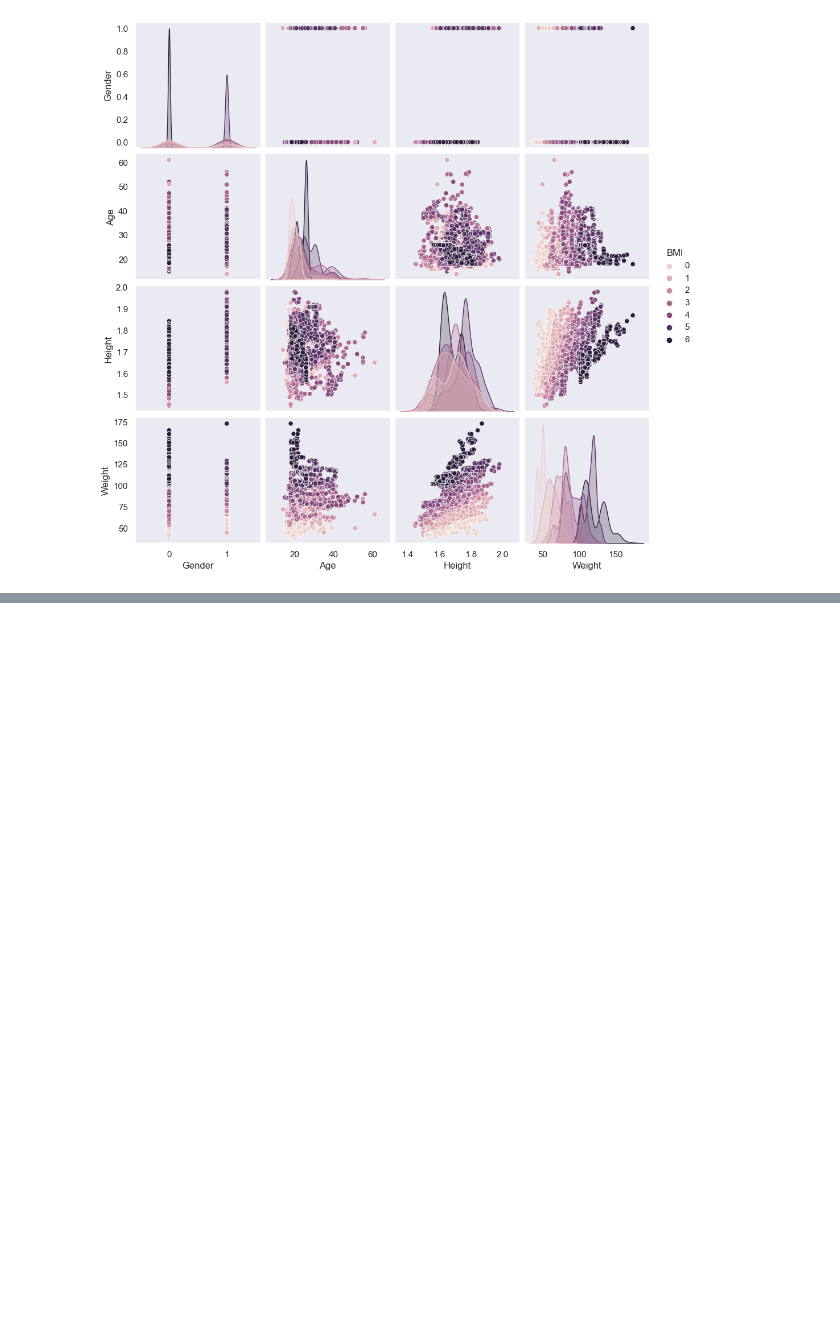
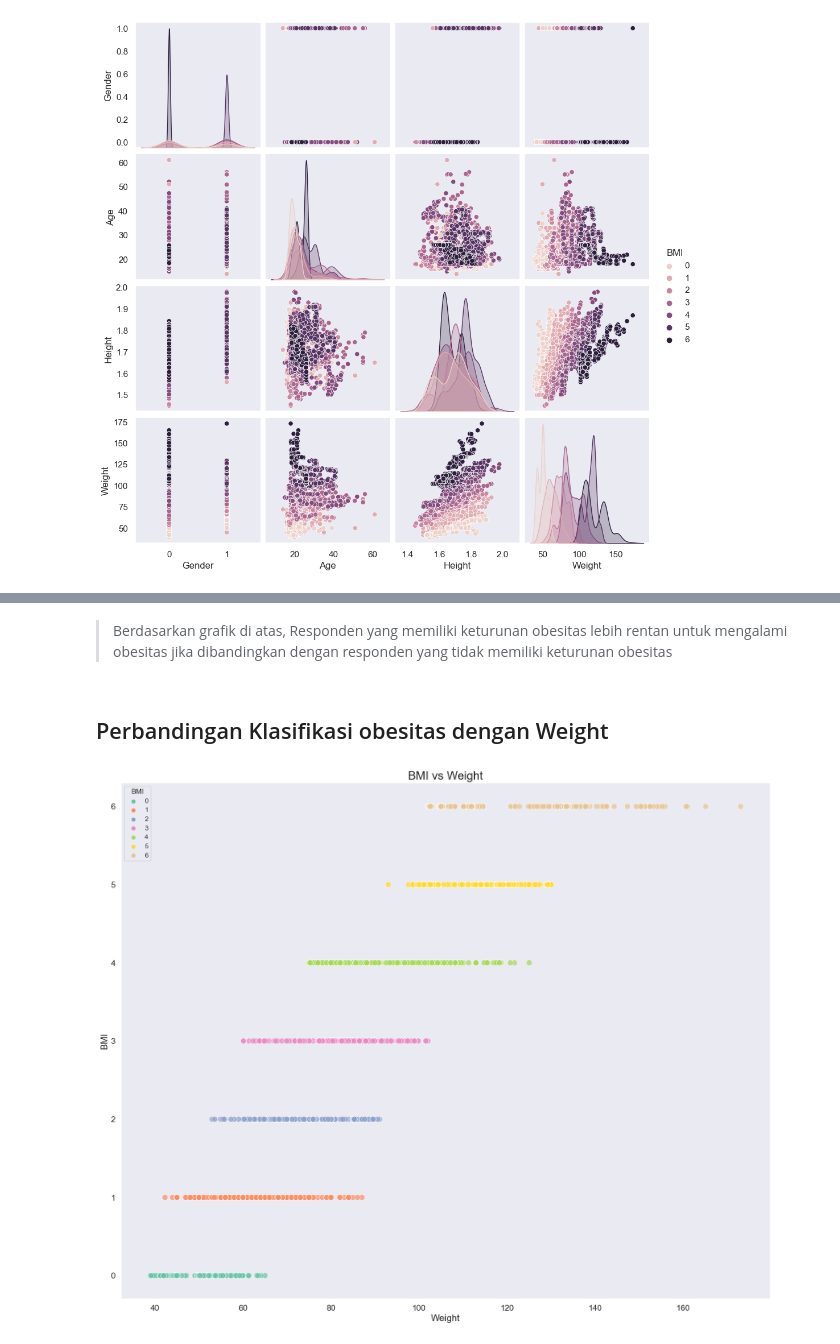
Before and after one commit to v0rein/FinalProject, a Jupyter notebook: Final_Project.ipynb, the cells around one changed output, grey strips where cells are left out. Drawn from its saved outputs; the diff is of its cells as text; code cells hidden in the pictures; blank space fills up the shorter version.

```diff
--- a/Final_Project.ipynb
+++ b/Final_Project.ipynb
@@ -418,0 +404,15 @@ plt.show()
+# %% [markdown]
+> Berdasarkan grafik di atas, Responden yang memiliki keturunan obesitas lebih rentan untuk mengalami obesitas jika dibandingkan dengan responden yang tidak memiliki keturunan obesitas
+# %% [markdown]
+## Perbandingan Klasifikasi obesitas dengan Weight
+# %%
+plt.figure(figsize=(20, 16))
+sns.scatterplot(data=df_convert, x='Weight', y='BMI', hue='BMI', palette='Set2', alpha=0.7, s=100)
+plt.title('BMI vs Weight', fontsize=20)
+plt.xlabel('Weight', fontsize=16)
+plt.ylabel('BMI', fontsize=16)
+plt.xticks(fontsize=14)
+plt.yticks(fontsize=14)
+plt.show()
+# %% [output]
+[figure, added]
```
Also changed, not shown: parts of 20 cells of this notebook.
